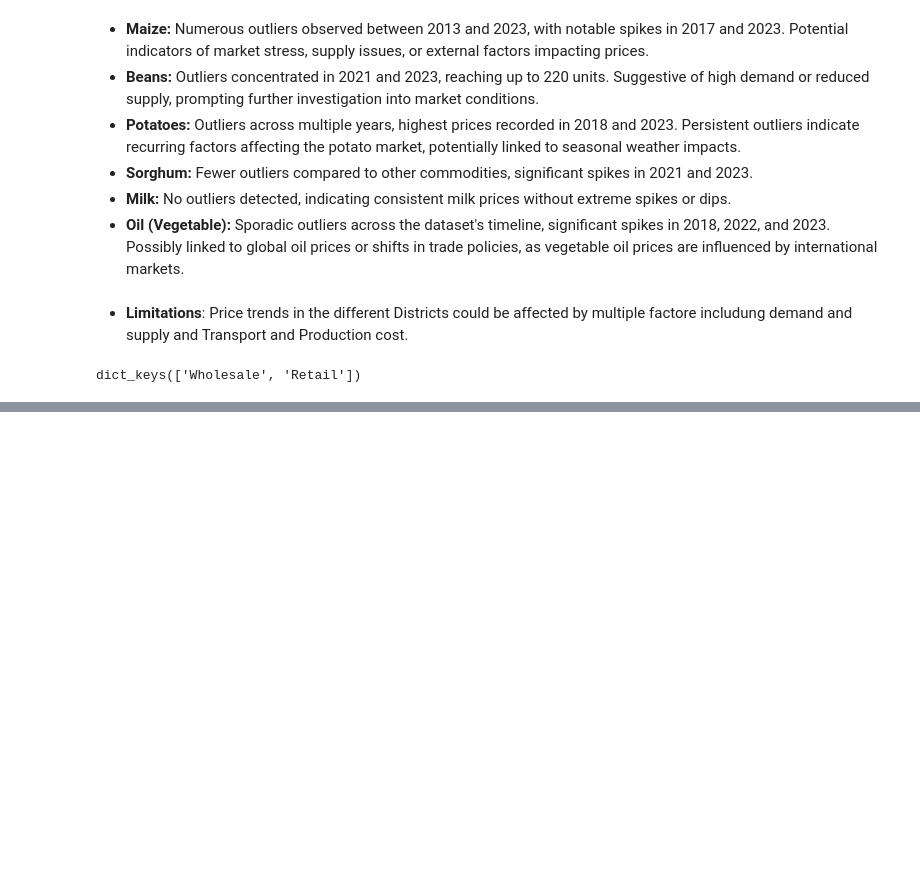
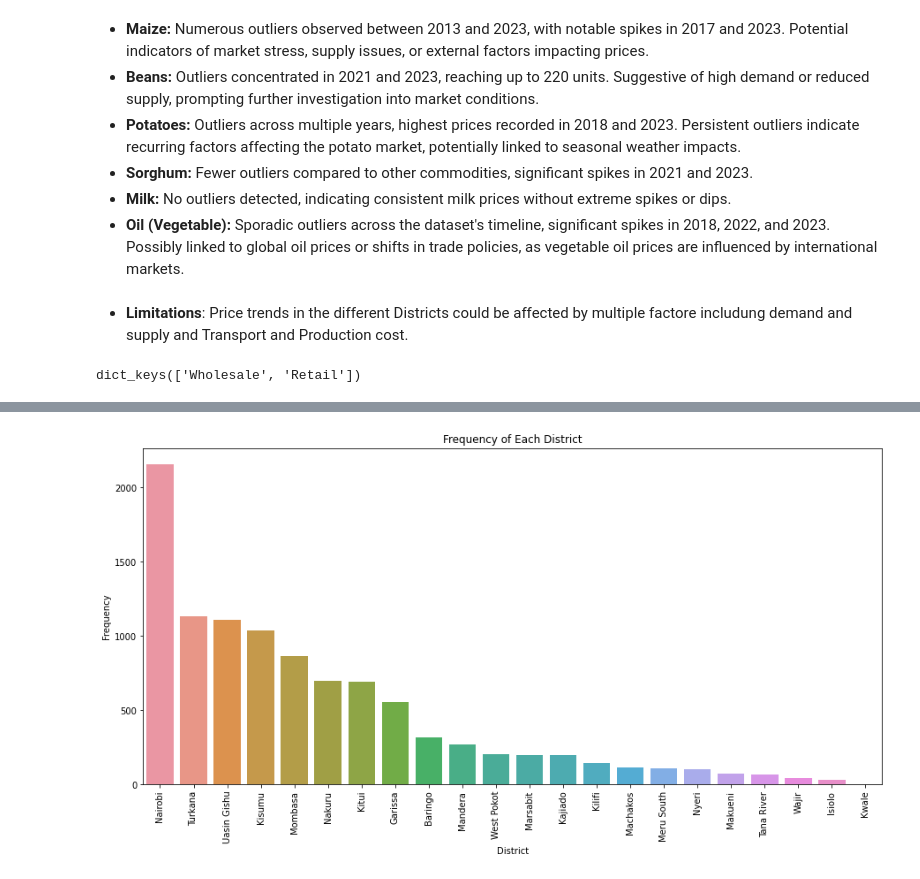
Before and after one commit to Mwenda-Mugambi/Commodity_Price_Forecasting, a Jupyter notebook: Notebook.ipynb, the cells around one changed output, grey strips where cells are left out. Saved outputs shown, nothing was run; the diff lists cells and outputs as text; code cells hidden in the pictures; blank space fills up the shorter version.

```diff
--- a/Notebook.ipynb
+++ b/Notebook.ipynb
@@ -820,0 +846,12 @@ for pricetype_name, pricetype_data in nested_dict.items():
+# %%
+district_counts = filtered_data['district'].value_counts()
+
+plt.figure(figsize=(15, 7))
+sns.barplot(x=district_counts.index, y=district_counts.values)
+plt.title('Frequency of Each District')
+plt.xlabel('District')
+plt.ylabel('Frequency')
+plt.xticks(rotation=90)
+plt.show()
+# %% [output]
+[figure, added]
```
Also changed, not shown: parts of 16 cells of this notebook, 8 other files.
